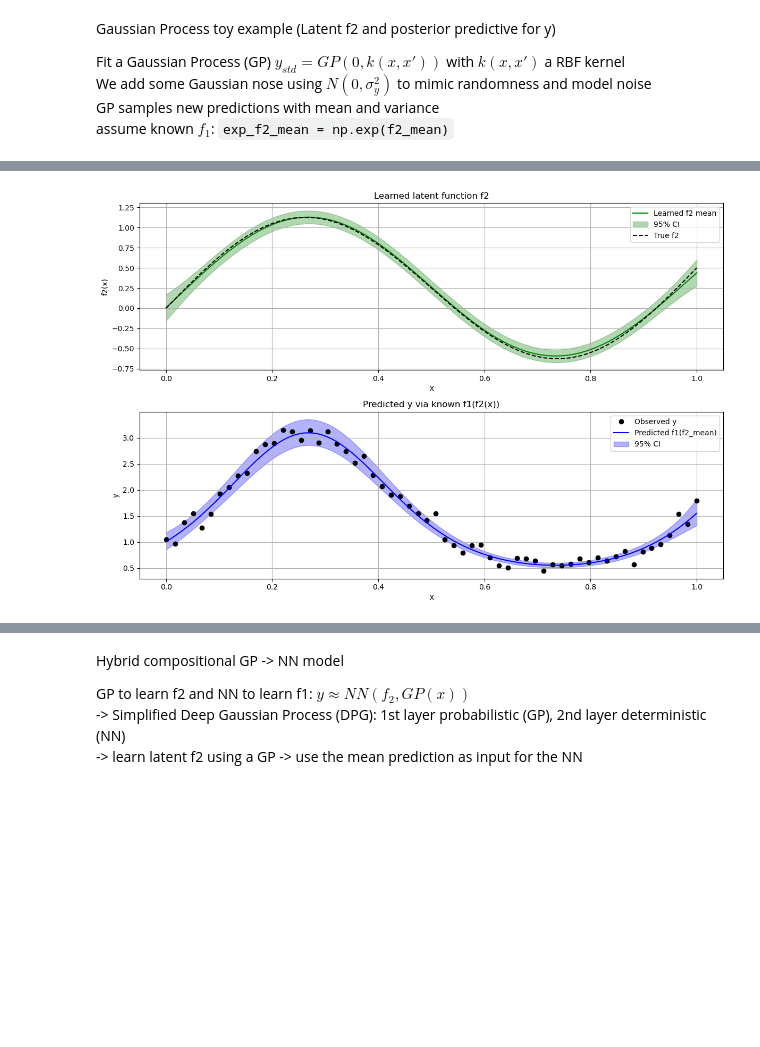
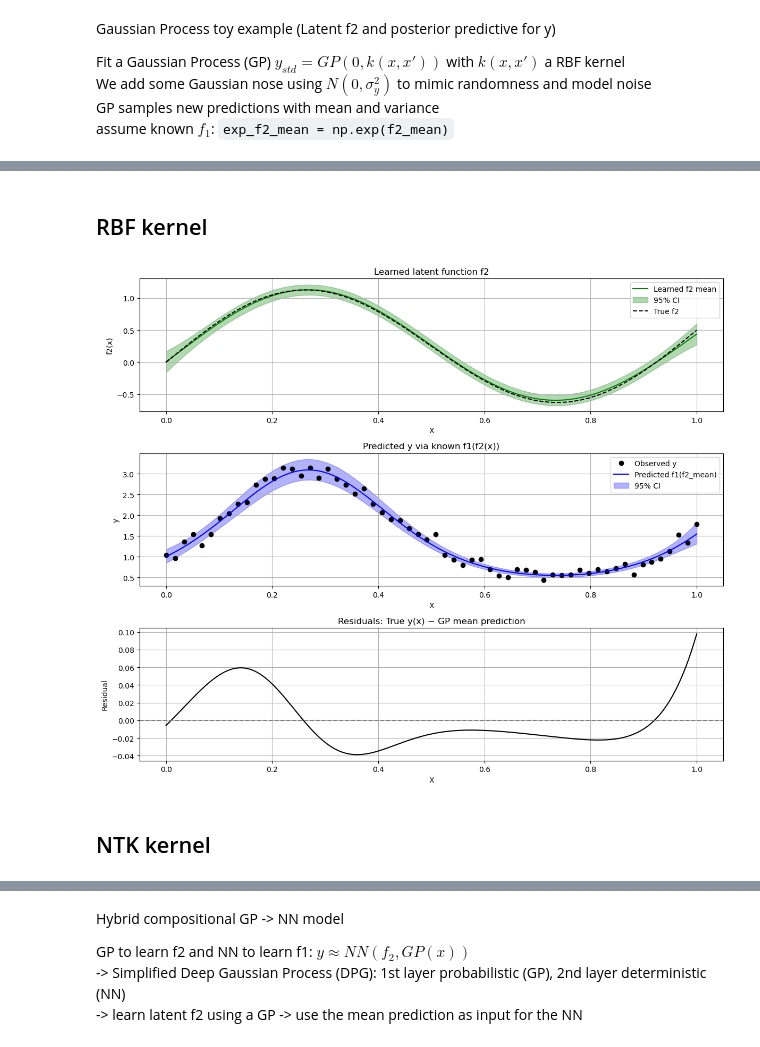
Before and after one commit to mariaubiali/toy-not-toy-model, a Jupyter notebook: test_toyGP.ipynb, the cells around one changed output, grey strips where cells are left out. Cells and saved outputs as stored; diff of their text form; code cells hidden in the pictures; blank space fills up the shorter version.

Commit message:
Adding kernel description to the notes and cleaned up toy notebook.

```diff
--- a/test_toyGP.ipynb
+++ b/test_toyGP.ipynb
@@ -341,3 +36,5 @@ latent GP regression istead of stacked GP's
+# %% [markdown]
+## RBF kernel
 # %%
 rng = np.random.default_rng(42)
 
@@ -352,62 +49,74 @@ X = np.linspace(0, 1, n)[:, None]
 sigma_y = 0.15
 y = f1(f2_true(X)).ravel() + rng.normal(0, sigma_y, size=n)
 
-# -------------------------
-# 2. Invert f1 approximately to get pseudo-observations for f2
-# -------------------------
-# Note: f1 = exp => f1^{-1} = log
-f2_pseudo = np.log(y)  # simple pseudo-observation
+f2_pseudo = np.log(y)
 
 # -------------------------
-# 3. Fit GP to learn latent f2
+# Fit GP to learn latent f2
 # -------------------------
 kernel = C(1.0, (1e-3, 1e3)) * RBF(1.0, (1e-2, 1e2))
 gp_f2 = GaussianProcessRegressor(kernel=kernel, n_restarts_optimizer=5, alpha=sigma_y**2)
 gp_f2.fit(X, f2_pseudo)
 
 # -------------------------
-# 4. Predict latent f2
+# Predict latent f2
 # -------------------------
 X_star = np.linspace(0, 1, 200)[:, None]
 f2_mean, f2_std = gp_f2.predict(X_star, return_std=True)
 f2_hi = f2_mean + 1.96*f2_std
 f2_lo = f2_mean - 1.96*f2_std
 
 # -------------------------
 # 5. Predict outer y via f1(f2)
 # -------------------------
 y_pred = f1(f2_mean)
 y_hi = f1(f2_hi)
 y_lo = f1(f2_lo)
 
+y_true_star = f1(f2_true(X_star)).ravel()
+X_pred_flat = X_star.ravel()
+
 # -------------------------
 # 6. Plot results
 # -------------------------
-plt.figure(figsize=(12,8))
+plt.figure(figsize=(12, 10))
 
 # Top: latent f2
-plt.subplot(2,1,1)
-plt.plot(X_star, f2_mean, 'g', label="Learned f2 mean")
-plt.fill_between(X_star.ravel(), f2_lo, f2_hi, color='green', alpha=0.3, label="95% CI")
-plt.plot(X, f2_true(X), 'k--', label="True f2")
-plt.xlabel("X")
-plt.ylabel("f2(x)")
-plt.title("Learned latent function f2")
-plt.legend()
-plt.grid(True)
+ax1 = plt.subplot(3,1,1)
+ax1.plot(X_star, f2_mean, 'g', label="Learned f2 mean")
+ax1.fill_between(X_star.ravel(), f2_lo, f2_hi, color='green', alpha=0.3, label="95% CI")
+ax1.plot(X, f2_true(X), 'k--', label="True f2")
+ax1.set_xlabel("X")
+ax1.set_ylabel("f2(x)")
+ax1.set_title("Learned latent function f2")
+ax1.legend()
+ax1.grid(True)
 
 # Bottom: observations / reconstructed y
-plt.subplot(2,1,2)
-plt.plot(X, y, 'o', color='black', label="Observed y")
-plt.plot(X_star, y_pred, 'b', label="Predicted f1(f2_mean)")
-plt.fill_between(X_star.ravel(), y_lo, y_hi, color='blue', alpha=0.3, label="95% CI")
-plt.xlabel("X")
-plt.ylabel("y")
-plt.title("Predicted y via known f1(f2(x))")
-plt.legend()
-plt.grid(True)
+ax2 = plt.subplot(3,1,2)
+ax2.plot(X, y, 'o', color='black', label="Observed y")
+ax2.plot(X_star, y_pred, 'b', label="Predicted f1(f2_mean)")
+ax2.fill_between(X_star.ravel(), y_lo, y_hi, color='blue', alpha=0.3, label="95% CI")
+ax2.set_xlabel("X")
+ax2.set_ylabel("y")
+ax2.set_title("Predicted y via known f1(f2(x))")
+ax2.legend()
+ax2.grid(True)
+
+ax3 = plt.subplot(3, 1, 3)
+residuals = y_true_star - y_pred
+ax3.plot(X_pred_flat, residuals, 'k', lw=1.5)
+ax3.axhline(0, color='gray', linestyle='--')
+ax3.set_title("Residuals: True y(x) − GP mean prediction")
+ax3.set_xlabel("X")
+ax3.set_ylabel("Residual")
+ax3.grid(True)
 
 plt.tight_layout()
+plt.savefig("RBF_kernel.pdf")
 plt.show()
+plt.close()
 # %% [output]
-[figure, old version]
+[figure, new version]
+# %% [markdown]
+## NTK kernel
```
Also changed, not shown: parts of 18 cells of this notebook, 5 other files.
